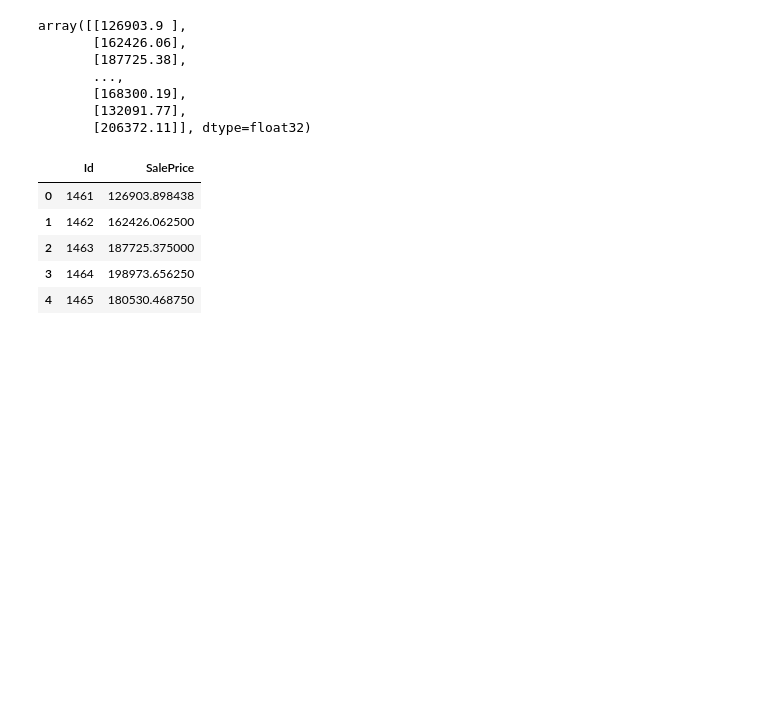
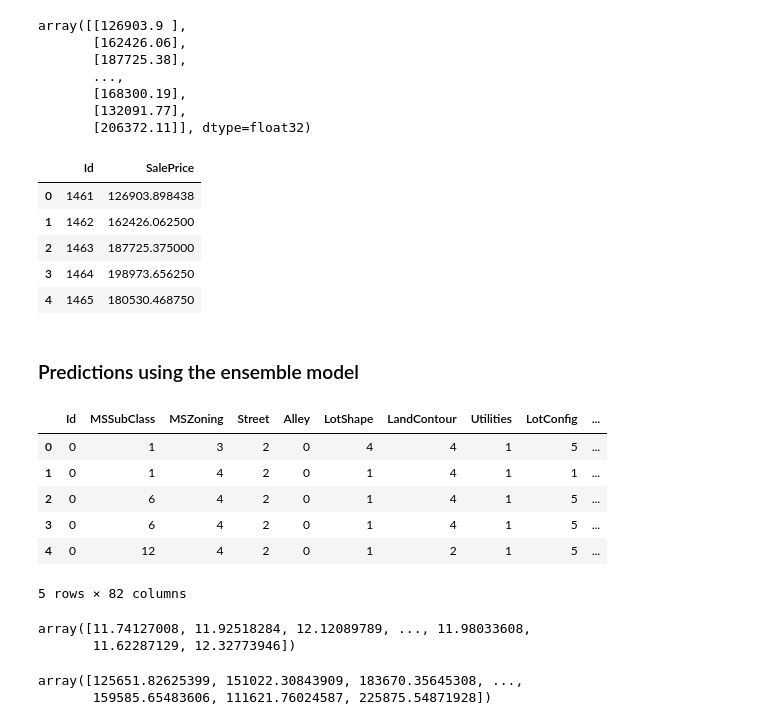
Before and after one commit to eschmidt42/kaggle_house_prices, a Jupyter notebook: notebooks/index.ipynb, the cells around one changed output. Saved outputs shown, nothing was run; the diff lists cells and outputs as text; code cells hidden in the pictures; blank space fills up the shorter version.

```diff
--- a/notebooks/index.ipynb
+++ b/notebooks/index.ipynb
@@ -338,0 +360,22 @@ preds.to_csv("../data/submission.csv", index=False)
+# %% [markdown]
+### Predictions using the ensemble model
+# %%
+dl.xs.head()
+# %% [output]
+|  | Id | MSSubClass | MSZoning | Street | Alley | LotShape | LandContour | Utilities | LotConfig | ... |
+| 0 | 0 | 1 | 3 | 2 | 0 | 4 | 4 | 1 | 5 | ... |
+| 1 | 0 | 1 | 4 | 2 | 0 | 1 | 4 | 1 | 1 | ... |
+| 2 | 0 | 6 | 4 | 2 | 0 | 1 | 4 | 1 | 5 | ... |
+| 3 | 0 | 6 | 4 | 2 | 0 | 1 | 4 | 1 | 5 | ... |
+| 4 | 0 | 12 | 4 | 2 | 0 | 1 | 2 | 1 | 5 | ... |
+5 rows × 82 columns
+# %%
+preds = ens.predict(dl.xs); preds
+# %% [output]
+array([11.74127008, 11.92518284, 12.12089789, ..., 11.98033608,
+       11.62287129, 12.32773946])
+# %%
+preds = np.exp(preds); preds
+# %% [output]
+array([125651.82625399, 151022.30843909, 183670.35645308, ...,
+       159585.65483606, 111621.76024587, 225875.54871928])
```
Also changed, not shown: parts of 40 cells of this notebook.
